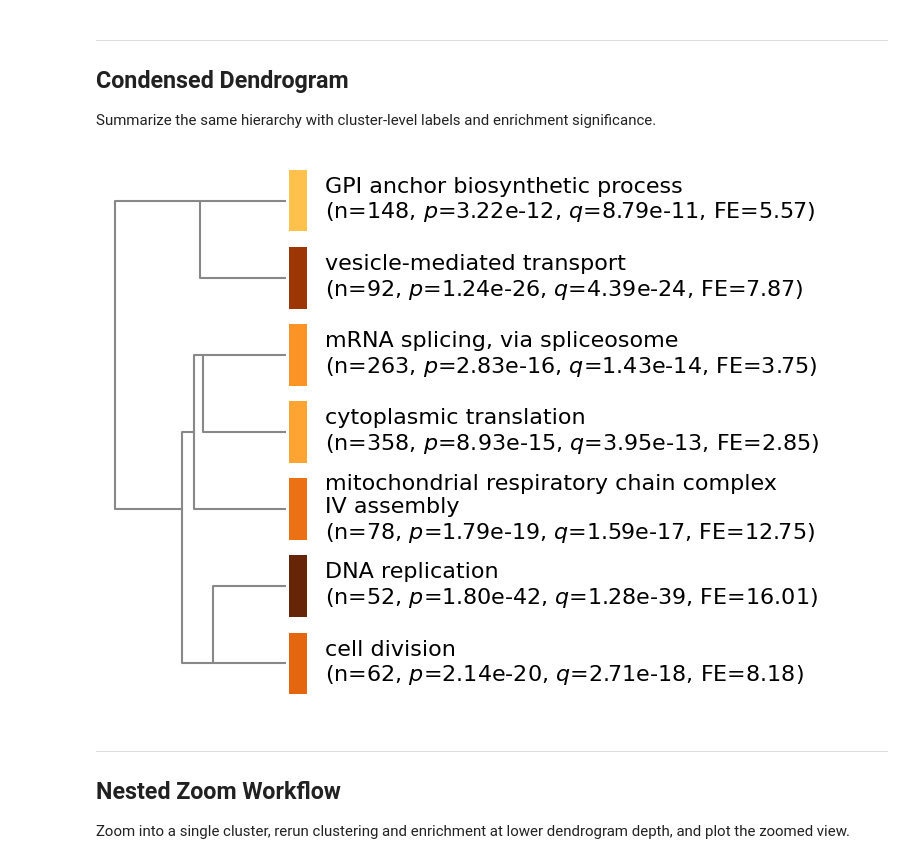
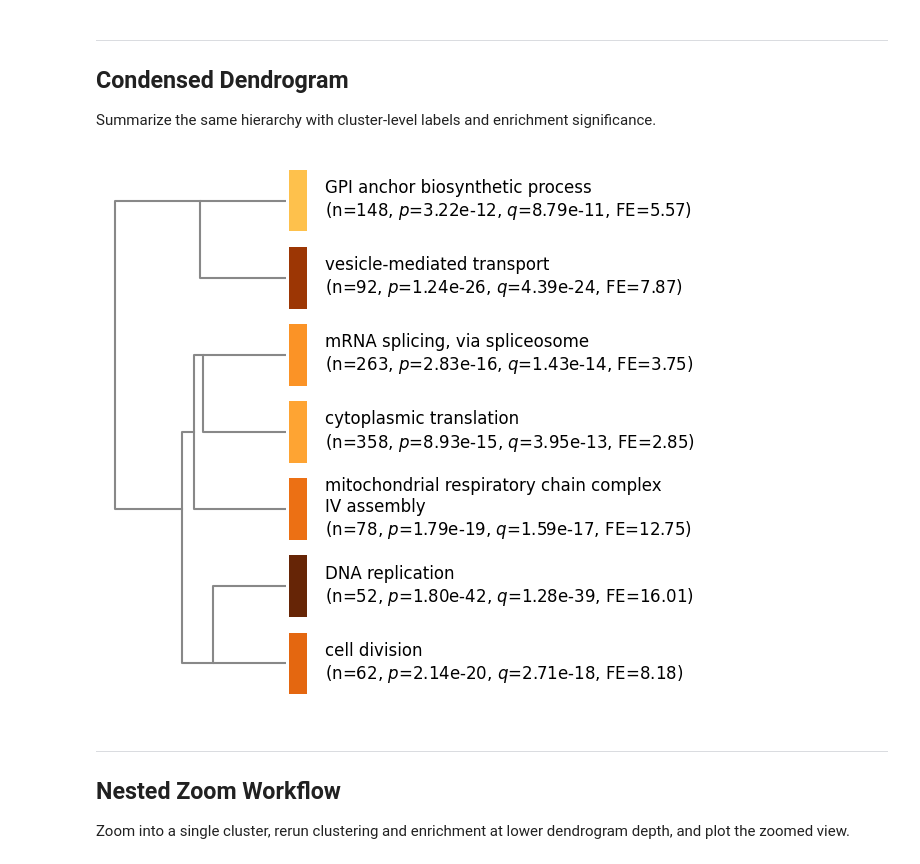
Before and after one commit to himalayas-base/himalayas-docs, a Jupyter notebook: notebooks/quickstart_advanced.ipynb, the cells around one changed output. Drawn from its saved outputs; the diff is of its cells as text; code cells hidden in the pictures.

```diff
--- a/notebooks/quickstart_advanced.ipynb
+++ b/notebooks/quickstart_advanced.ipynb
@@ -584,35 +586,35 @@ condensed = plot_dendrogram_condensed(
     rank_by="p",
     label_mode="top_term",
     figsize=(3, 6),
     sigbar_cmap="YlOrBr",
     sigbar_min_logp=0.0,
     sigbar_max_logp=30.0,
-    fontsize=16,
+    fontsize=12,
     font=FONT,
     max_words=24,
     wrap_text=True,
     wrap_width=40,
     overflow="ellipsis",
     omit_words=(),
     label_fields=("label", "n", "p", "q", "fe"),
     label_prefix=None,
     label_color=LABEL_COLOR,
     placeholder_text="—",
     placeholder_color="#b22222",
     placeholder_alpha=0.6,
     skip_unlabeled=False,
     label_left_pad=0.06,
     dendrogram_color="#888888",
     dendrogram_lw=1.5,
     background_color=BACKGROUND_COLOR,
 )
 
 condensed.show()
 
 if SAVE_FIGURES:
     condensed.save("outputs/quickstart_advanced_condensed.png", dpi=300, bbox_inches="tight")
 # %% [output]
-[figure, old version]
+[figure, new version]
 # %% [markdown]
 ---
 
```
Also changed, not shown: parts of 5 cells of this notebook, 3 other files.
